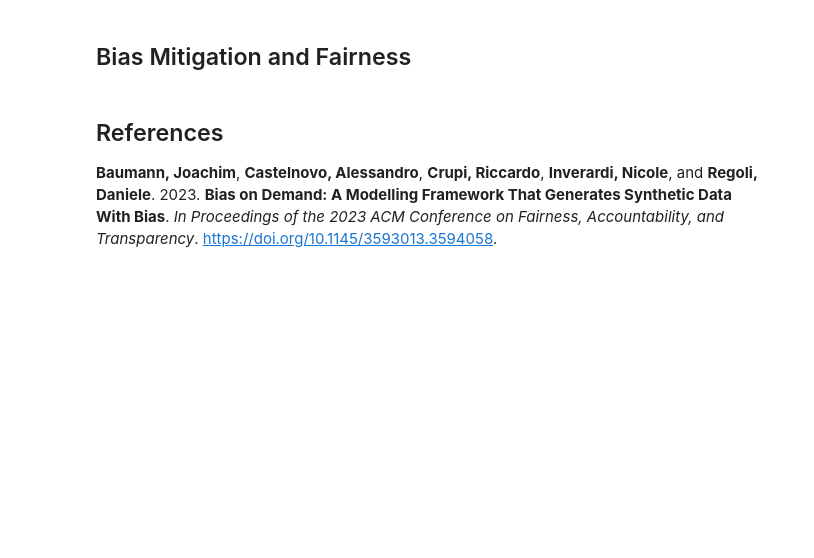
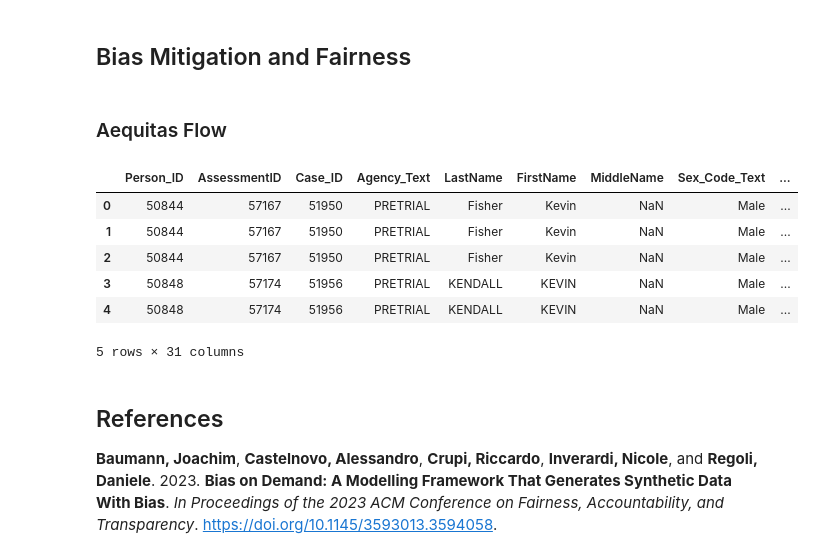
Before and after one commit to PRCSousa/Tabular-Bias-Simulation-And-Mitigation, a Jupyter notebook: main.ipynb, the cells around one changed output. Cells and saved outputs as stored; diff of their text form; code cells hidden in the pictures; blank space fills up the shorter version.

Commit message:
compas

```diff
--- a/main.ipynb
+++ b/main.ipynb
@@ -292,6 +292,37 @@ plt.show()
 [figure]
 # %% [markdown]
 ## Bias Mitigation and Fairness
+# %% [markdown]
+### Aequitas Flow
+# %%
+df = pd.read_csv('data/compas-scores-raw.csv')
+# %%
+
+df_violence = df[df['DisplayText'] == 'Risk of Violence']
+df_violence['Risk of Violence'] = df_violence['RawScore']
+
+df_recidivism = df[df['DisplayText'] == 'Risk of Recidivism']
+df_recidivism['Risk of Recidivism'] = df_recidivism['RawScore']
+
+df_appear = df[df['DisplayText'] == 'Risk of Failure to Appear']
+df_appear['Risk of Failure to Appear'] = df_appear['RawScore']
+
+# append the new columns to the main dataframe
+
+df['Risk of Violence'] = df_violence['Risk of Violence']
+
+df['Risk of Recidivism'] = df_recidivism['Risk of Recidivism']
+
+df['Risk of Failure to Appear'] = df_appear['Risk of Failure to Appear']
+df.head()
+# %% [output]
+|  | Person_ID | AssessmentID | Case_ID | Agency_Text | LastName | FirstName | MiddleName | Sex_Code_Text | ... |
+| 0 | 50844 | 57167 | 51950 | PRETRIAL | Fisher | Kevin | NaN | Male | ... |
+| 1 | 50844 | 57167 | 51950 | PRETRIAL | Fisher | Kevin | NaN | Male | ... |
+| 2 | 50844 | 57167 | 51950 | PRETRIAL | Fisher | Kevin | NaN | Male | ... |
+| 3 | 50848 | 57174 | 51956 | PRETRIAL | KENDALL | KEVIN | NaN | Male | ... |
+| 4 | 50848 | 57174 | 51956 | PRETRIAL | KENDALL | KEVIN | NaN | Male | ... |
+5 rows × 31 columns
 # %% [markdown]
 ## References
 
```
